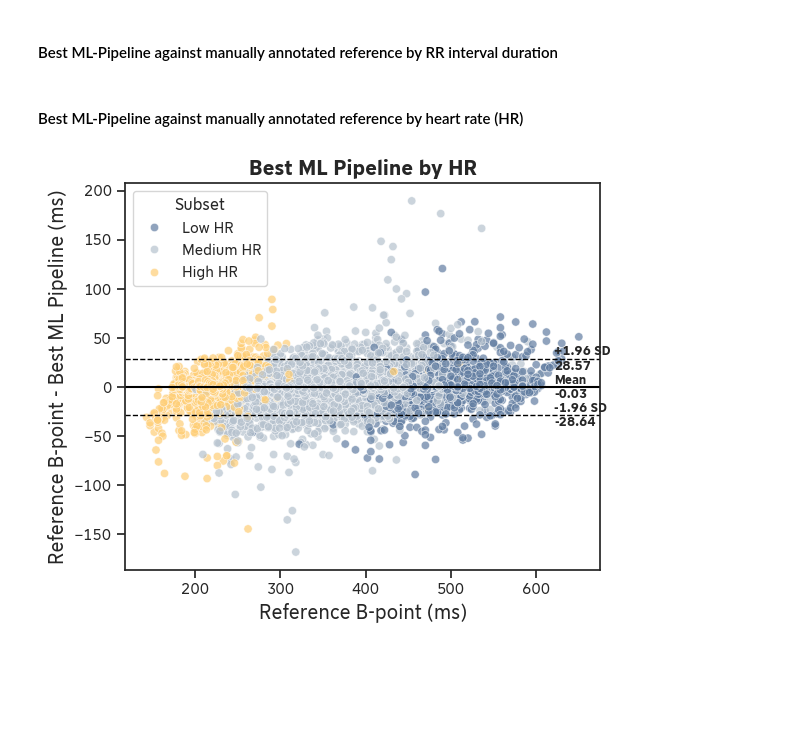
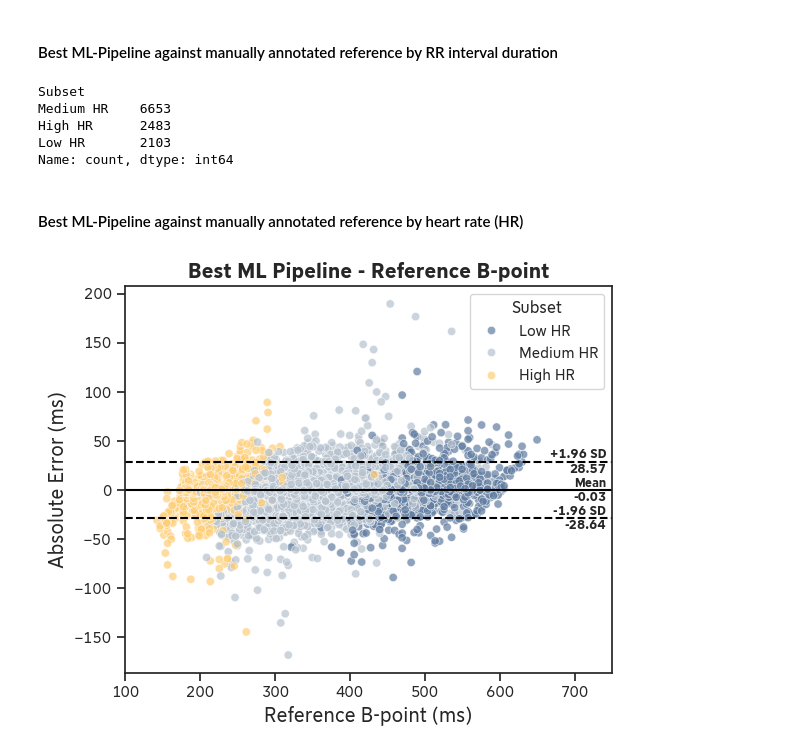
Before and after one commit to empkins/pepbench, a Jupyter notebook: experiments/pep_algorithm_benchmarking/notebooks/ML_analysis/Plotting/Plotting_B_Point.ipynb, the cells around one changed output. Drawn from its saved outputs; the diff is of its cells as text; code cells hidden in the pictures; blank space fills up the shorter version.

```diff
--- a/experiments/pep_algorithm_benchmarking/notebooks/ML_analysis/Plotting/Plotting_B_Point.ipynb
+++ b/experiments/pep_algorithm_benchmarking/notebooks/ML_analysis/Plotting/Plotting_B_Point.ipynb
@@ -153,42 +149,53 @@ residual_plot_data_bpm = merged_ml_results_b_point.copy()
 residual_plot_data_bpm["Subset"] = "Medium HR"
 residual_plot_data_bpm.loc[group_low_bpm_interval_mask, "Subset"] = "Low HR"
 residual_plot_data_bpm.loc[group_high_bpm_interval_mask, "Subset"] = "High HR"
+# %%
+residual_plot_data_bpm["Subset"].value_counts()
+# %% [output]
+Subset
+Medium HR    6653
+High HR      2483
+Low HR       2103
+Name: count, dtype: int64
 # %% [markdown]
 #### Best ML-Pipeline against manually annotated reference by heart rate (HR)
 # %%
 residual_plot_data_bpm['Diff. Reference - MinMax RFR'] = residual_plot_data_bpm['b_point_sample_reference'] - residual_plot_data_bpm['MinMax_None_RFR_RR-Interval-Include-Nan']
 
 mean_diff = residual_plot_data_bpm['Diff. Reference - MinMax RFR'].mean()
 std_diff = residual_plot_data_bpm['Diff. Reference - MinMax RFR'].std()
 
 upper_limit = mean_diff + 1.96 * std_diff
 lower_limit = mean_diff - 1.96 * std_diff
 
 fig, axs = plt.subplots(figsize=(6,5))
 fig.patch.set_facecolor('none')
 sns.scatterplot(data=residual_plot_data_bpm,
               x='b_point_sample_reference',
               y='Diff. Reference - MinMax RFR',
               alpha=0.7,
               hue='Subset',
               hue_order=['Low HR', 'Medium HR', 'High HR'],
               ax=axs,
 )
+
+axs.set_xlim(100,750)
 # Add mean line
 axs.axhline(mean_diff, color='black', linestyle='-', linewidth=1.5)
-axs.text(axs.get_xlim()[1] * 0.92, mean_diff, f'Mean\n{mean_diff:.2f}', va='center', ha='left', fontsize=9, fontdict={'weight': 'bold'})
+axs.text(axs.get_xlim()[1] * 0.99, mean_diff, f'Mean\n{mean_diff:.2f}', va='center', ha='right', fontsize=9, fontdict={'weight': 'bold'})
 
 # Add 1.96 SD lines (Limits of Agreement)
-axs.axhline(upper_limit, color='black', linestyle='--', linewidth=1.0)
-axs.text(axs.get_xlim()[1] * 0.92, upper_limit, f'+1.96 SD\n{upper_limit:.2f}', va='center', ha='left', fontsize=9, fontdict={'weight': 'bold'})
+axs.axhline(upper_limit, color='black', linestyle='--', linewidth=1.5)
+axs.text(axs.get_xlim()[1] * 0.99, upper_limit, f'+1.96 SD\n{upper_limit:.2f}', va='center', ha='right', fontsize=9, fontdict={'weight': 'bold'})
 
-axs.axhline(lower_limit, color='black', linestyle='--', linewidth=1.0)
-axs.text(axs.get_xlim()[1] * 0.92, lower_limit, f'-1.96 SD\n{lower_limit:.2f}', va='center', ha='left', fontsize=9, fontdict={'weight': 'bold'})
+axs.axhline(lower_limit, color='black', linestyle='--', linewidth=1.5)
+axs.text(axs.get_xlim()[1] * 0.99, lower_limit, f'-1.96 SD\n{lower_limit:.2f}', va='center', ha='right', fontsize=9, fontdict={'weight': 'bold'})
 
-axs.set_ylabel("Reference B-point - Best ML Pipeline (ms)", fontdict={"size": 14.5})
+# axs.set_ylabel("Reference B-point - Best ML Pipeline (ms)", fontdict={"size": 14.5})
+axs.set_ylabel("Absolute Error (ms)", fontdict={"size": 14.5})
 axs.set_xlabel("Reference B-point (ms)", fontdict={"size": 14.5})
-axs.set_title("Best ML Pipeline by HR", fontdict={"weight": "bold", "size": 15})
+axs.set_title("Best ML Pipeline - Reference B-point", fontdict={"weight": "bold", "size": 15})
 fig.tight_layout()
 plt.show()
 # %% [output]
-[figure, old version]
+[figure, new version]
```
Also changed, not shown: parts of 5 cells of this notebook, 2 other files.
